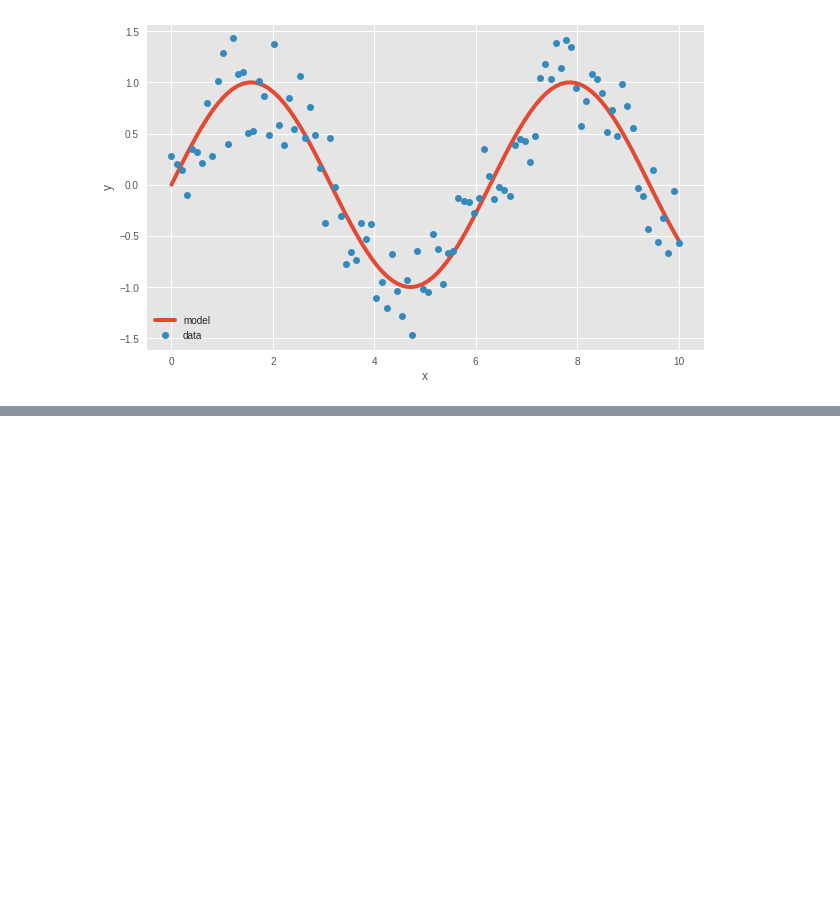
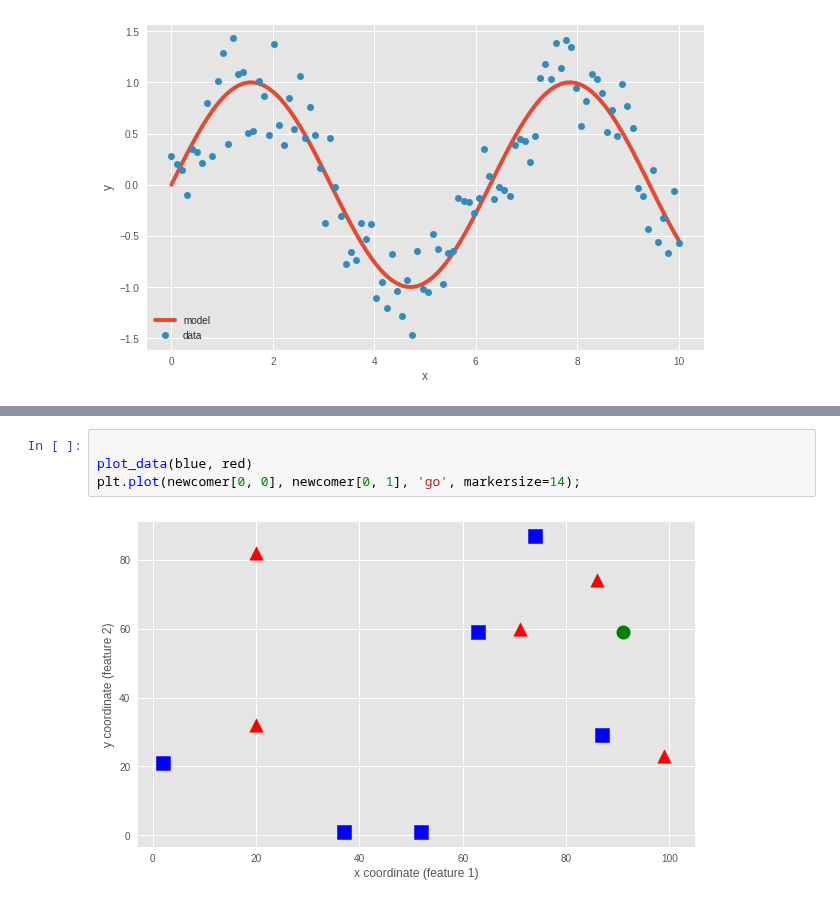
Before and after one commit to kintarou/django-starter, a Jupyter notebook: opencv_machine_learning.ipynb, the cells around one changed output, grey strips where cells are left out. Cells and saved outputs as stored; diff of their text form; blank space fills up the shorter version.

```diff
--- a/opencv_machine_learning.ipynb
+++ b/opencv_machine_learning.ipynb
@@ -148,0 +240,6 @@ plt.legend(loc='lower left')
+# %%
+
+plot_data(blue, red)
+plt.plot(newcomer[0, 0], newcomer[0, 1], 'go', markersize=14);
+# %% [output]
+[figure, added]
```
Also changed, not shown: parts of 25 cells of this notebook.
